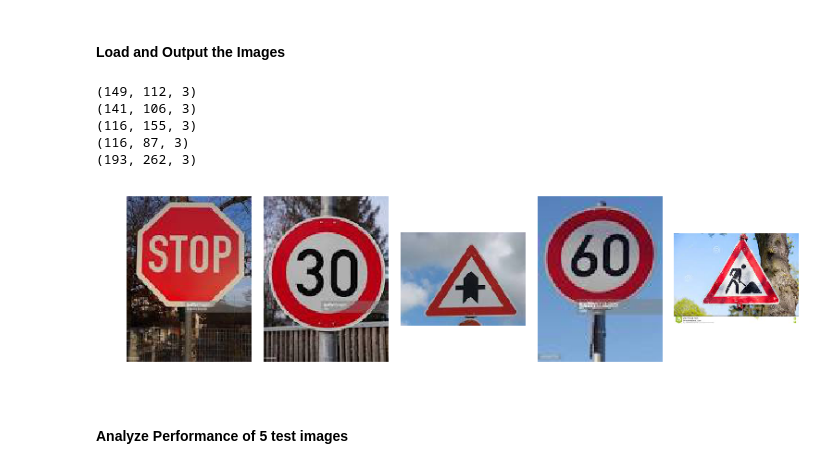
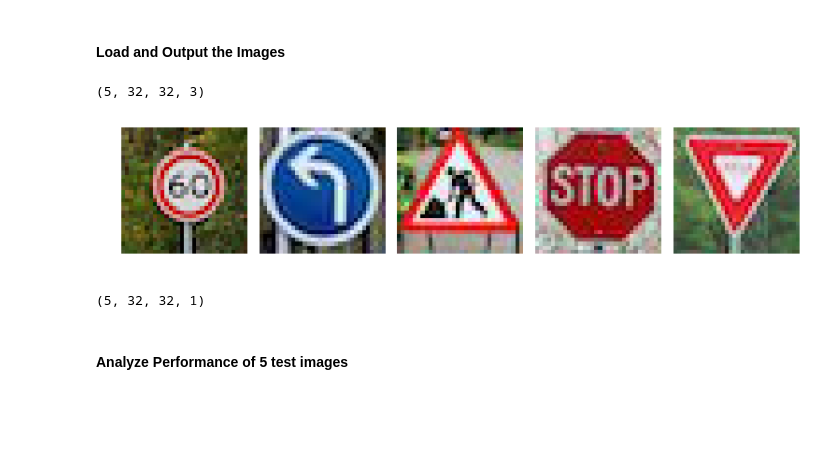
Before and after one commit to tranlv/Self-Driving-Car-Engineer-Part-1, a Jupyter notebook: Traffic Sign Classifier/notebook/Traffic_Sign_Classifier.ipynb, the cells around one changed output. Saved outputs shown, nothing was run; the diff lists cells and outputs as text; code cells hidden in the pictures; blank space fills up the shorter version.

```diff
--- a/Traffic Sign Classifier/notebook/Traffic_Sign_Classifier.ipynb
+++ b/Traffic Sign Classifier/notebook/Traffic_Sign_Classifier.ipynb
@@ -478,28 +478,33 @@ To give more insight into how the model is working, we will test pictures of Ger
 # %% [markdown]
 #### Load and Output the Images
 # %%
-TEST_IMAGES  = '../test_images'
+from numpy import newaxis
+import os
+
+TEST_IMAGES  =  os.listdir('../new_images')
 fig, axes = plt.subplots(1, 5, figsize=(13, 6))
 fig.subplots_adjust(left=None, right=None, hspace = .02, wspace=0.1)
 sample_list = []
-for i, img in enumerate(glob.glob(TEST_IMAGES + '/*.jpg')):
+
+i = 0
+for img in TEST_IMAGES:
+    img = '../new_images/' + img
     img = cv2.imread(img)
     img = cv2.cvtColor(img, cv2.COLOR_BGR2RGB)
-    #img = np.resize(img, (32, 32, 3))
-    print(img.shape)
-    if i<=4:
-        sample_list.append(img)
-        axes[i].axis('off')
-        axes[i].imshow(img)
+    sample_list.append(img)
+    axes[i].axis('off')
+    axes[i].imshow(img)
+    i += 1
 
-sample_list = np.array(sample_list)
+print(np.shape(sample_list))
 # %% [output]
-(149, 112, 3)
-(141, 106, 3)
-(116, 155, 3)
-(116, 87, 3)
-(193, 262, 3)
+(5, 32, 32, 3)
-[figure, old version]
+[figure, new version]
+# %%
+sample_list = preprocess_data(sample_list)
+print(sample_list.shape)
+# %% [output]
+(5, 32, 32, 1)
 # %% [markdown]
 #### Analyze Performance of 5 test images
 # %%
```
Also changed, not shown: parts of 2 cells of this notebook.
